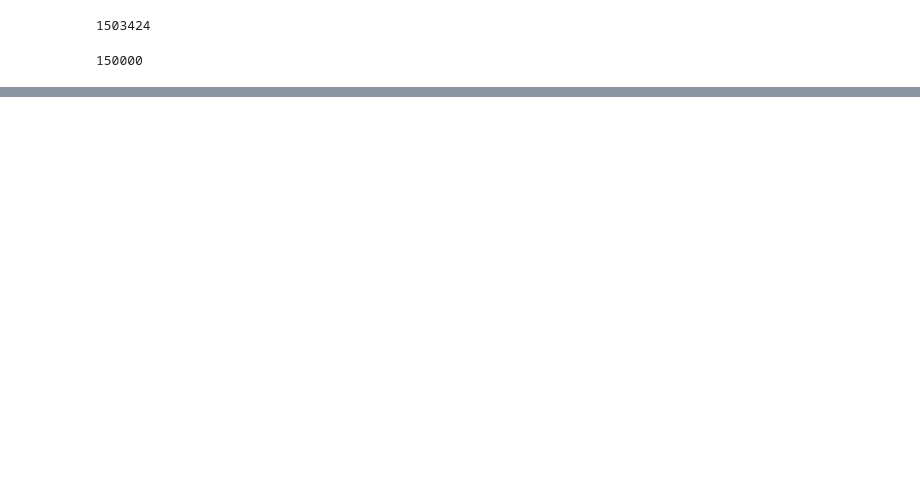
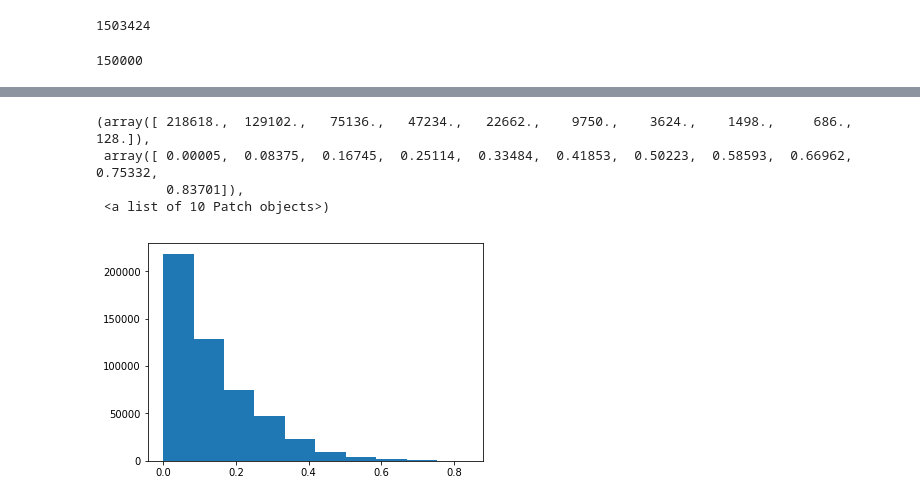
Before and after one commit to xechehot/fastai, a Jupyter notebook: competitions/avito.ipynb, the cells around one changed output, grey strips where cells are left out. Drawn from its saved outputs; the diff is of its cells as text; code cells hidden in the pictures; blank space fills up the shorter version.

```diff
--- a/competitions/avito.ipynb
+++ b/competitions/avito.ipynb
@@ -306,0 +423,4 @@ md = ColumnarModelData.from_data_frame(PATH, val_idx, df, yl.astype(np.float32),
+# %%
+m.load('all-init-2108')
+# %%
+m.fit(lr, 3, metrics=[exp_rmspe], cycle_len=1)
@@ -306,0 +436,13 @@ md = ColumnarModelData.from_data_frame(PATH, val_idx, df, yl.astype(np.float32),
+# %%
+m.load('all-ext-2097')
+# %%
+pred_test_exp=m.predict(True)
+pred_test = np.exp(pred_test_exp)
+# %%
+plt.hist(pred_test_exp)
+# %% [output]
+(array([ 218618.,  129102.,   75136.,   47234.,   22662.,    9750.,    3624.,    1498.,     686.,     128.]),
+ array([ 0.00005,  0.08375,  0.16745,  0.25114,  0.33484,  0.41853,  0.50223,  0.58593,  0.66962,  0.75332,
+         0.83701]),
+ <a list of 10 Patch objects>)
+[figure, added]
```
Also changed, not shown: parts of 29 cells of this notebook.
